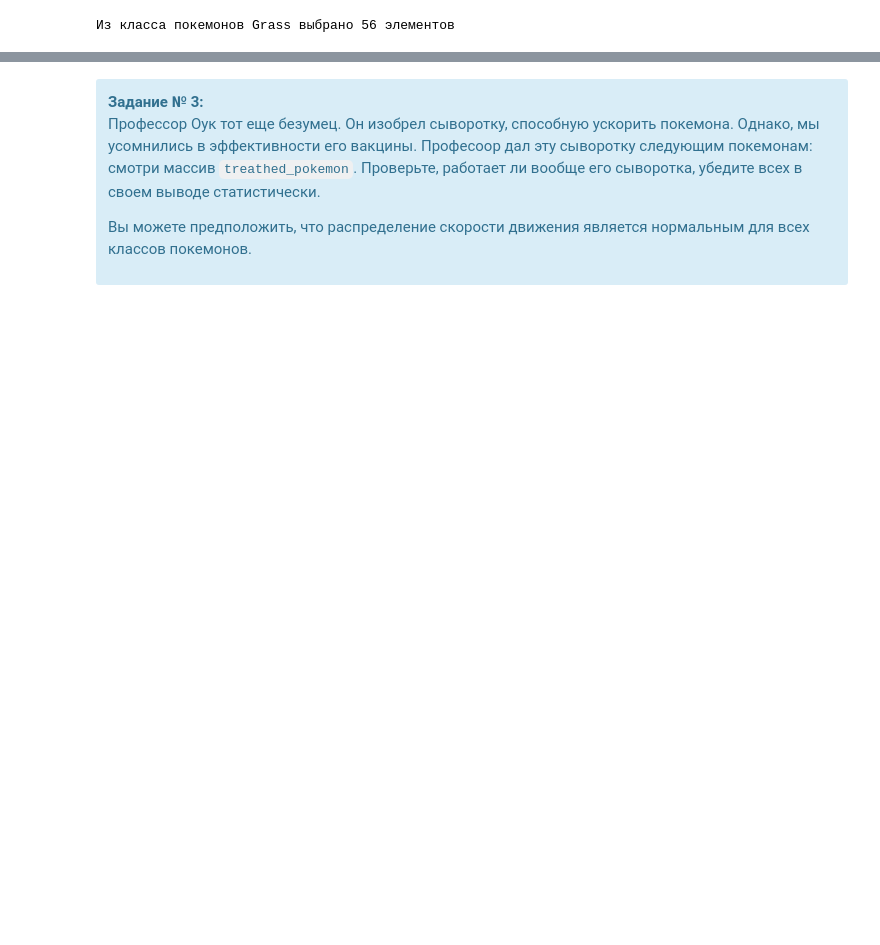
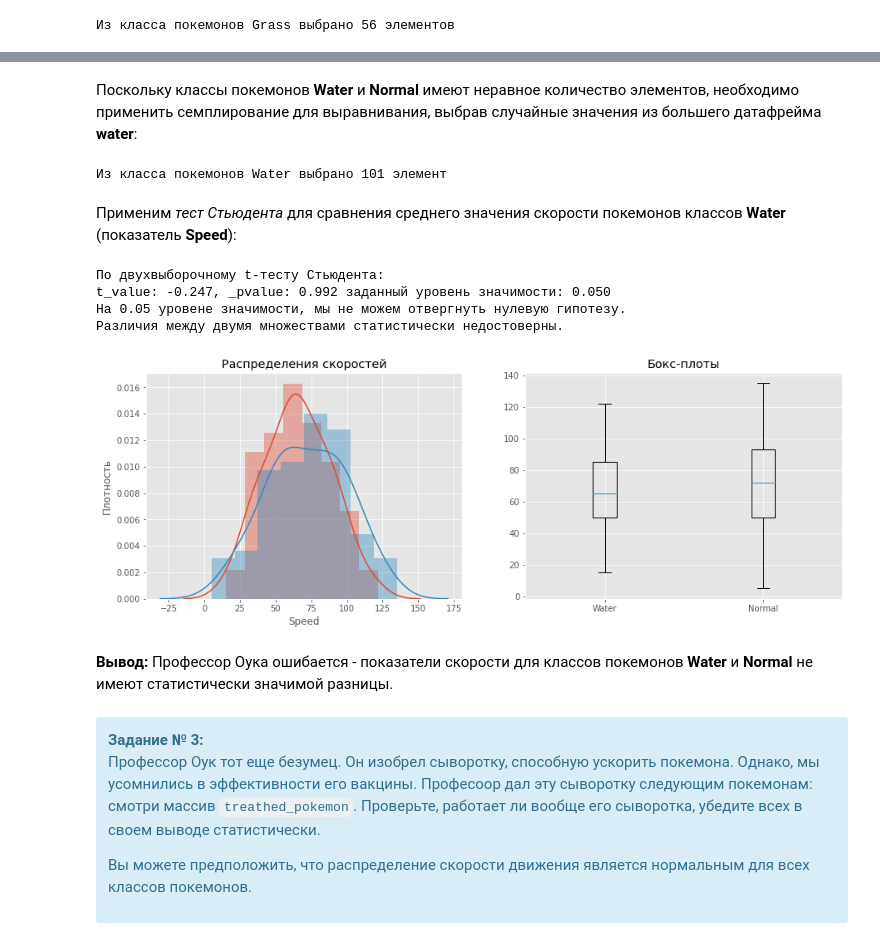
Before and after one commit to SergeyChernyaev/Python-Homeworks, a Jupyter notebook: STPY-39/Homeworks/07_Homework (A-B test)/07Homework.ipynb, the cells around one changed output, grey strips where cells are left out. Cells and saved outputs as stored; diff of their text form; code cells hidden in the pictures; blank space fills up the shorter version.

```diff
--- a/STPY-39/Homeworks/07_Homework (A-B test)/07Homework.ipynb
+++ b/STPY-39/Homeworks/07_Homework (A-B test)/07Homework.ipynb
@@ -820,3 +765,11 @@ t_value: -2.170, _pvalue: 0.006 заданный уровень значимос
 Вы можете предположить, что распределение скорости движения является нормальным для всех классов покемонов.
 
 </div>
+# %%
+# Выделяем покемонов класса 'Water' или в 1 классе или во 2 классе без Normal во другом классе:
+
+water_pok = pokemon.loc[ ((pokemon['Class 1'] =='Water')&(pokemon['Class 2'] != 'Normal'))|((pokemon['Class 2'] =='Water')&(pokemon['Class 1'] !='Normal'))]
+
+print('Покемонов Water в обоих классах без совпадений с Normal:', len(water_pok))
+display(water_pok.head(3))
+display(water_pok.tail(3))
@@ -822,0 +786,9 @@ t_value: -2.170, _pvalue: 0.006 заданный уровень значимос
+# %%
+# Выделяем покемонов класса 'Normal' или в 1 классе или во 2 классе без 'Water' во другом классе:
+
+normal_pok = pokemon.loc[ ((pokemon['Class 1'] =='Normal')&(pokemon['Class 2'] != 'Water'))
+                         |((pokemon['Class 2'] =='Normal')&(pokemon['Class 1'] !='Water'))]
+
+print('Покемонов Normal в обоих классах без совпадений с Water:', len(normal_pok))
+display(normal_pok.head(3))
+display(normal_pok.tail(3))
@@ -823,3 +805,47 @@ t_value: -2.170, _pvalue: 0.006 заданный уровень значимос
+# %% [markdown]
+Поскольку классы покемонов **Water** и **Normal** имеют неравное количество элементов, необходимо применить семплирование для выравнивания, выбрав случайные значения из большего датафрейма **water**:
+# %%
+water_pok = water_pok.sample(len(normal_pok))
+print ('Из класса покемонов Water выбрано', len(water_pok), 'элемент')
+# %% [output]
+Из класса покемонов Water выбрано 101 элемент
+# %% [markdown]
+Применим *тест Стьюдента* для сравнения среднего значения скорости покемонов классов **Water** (показатель **Speed**):
+# %%
+significance = 0.05
+
+valueSt, pvalueSt = stats.ttest_ind(water_pok['Attack'],normal_pok['Attack'])
+print ('По двухвыборочному t-тесту Стьюдента:')
+print(f't_value: {tvalueSt:.3f}, _pvalue: {pvalueSt:.3f} заданный уровень значимости: {significance:.3f}')
+
+
+if pvalueSt <= significance:
+    print(f'На {significance:.2f} уровене значимости, мы отвергаем нулевую гипотезе и принимаем H1.')
+    print('Различия между двумя множествами статистически достоверны.')
+else:
+    print(f'На {significance:.2f} уровене значимости, мы не можем отвергнуть нулевую гипотезу.')
+    print('Различия между двумя множествами статистически недостоверны.')
+print('')
+
+
+
+plt.figure(figsize=(15, 5))
+plt.subplot(1,2,1).set(title='Распределения скоростей')
+plt.ylabel('Плотность')
+sns.distplot(water_pok['Speed'])
+sns.distplot(normal_pok['Speed'])
+
+plt.subplot(1,2,2).set(title='Бокс-плоты')
+plt.boxplot([water_pok['Speed'], normal_pok['Speed']], labels=['Water','Normal'])
+plt.show()
+# %% [output]
+По двухвыборочному t-тесту Стьюдента:
+t_value: -0.247, _pvalue: 0.992 заданный уровень значимости: 0.050
+На 0.05 уровене значимости, мы не можем отвергнуть нулевую гипотезу.
+Различия между двумя множествами статистически недостоверны.
+[figure, added]
+# %% [markdown]
+**Вывод:** Профессор Оука ошибается -  показатели скорости для классов покемонов **Water** и **Normal** не имеют статистически значимой разницы.
 # %% [markdown]
 <div class="alert alert-info">
 <b>Задание № 3:</b>
```
Also changed, not shown: parts of 55 cells of this notebook.
